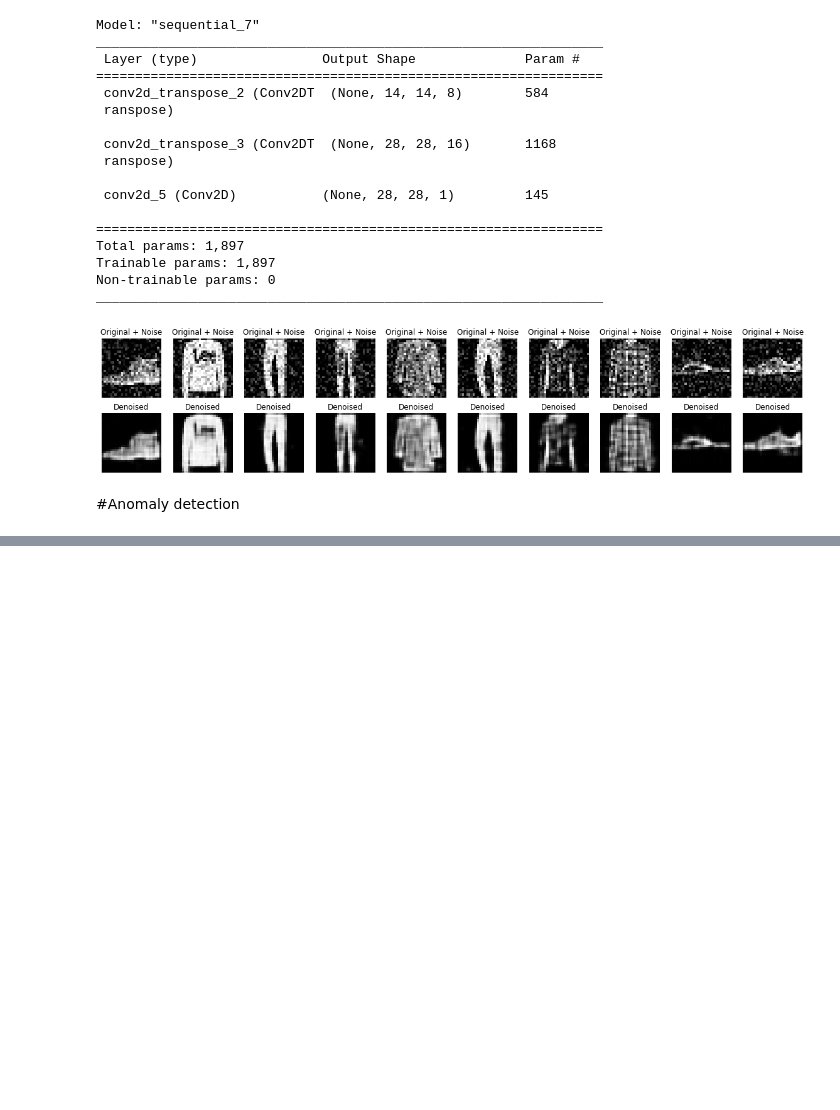
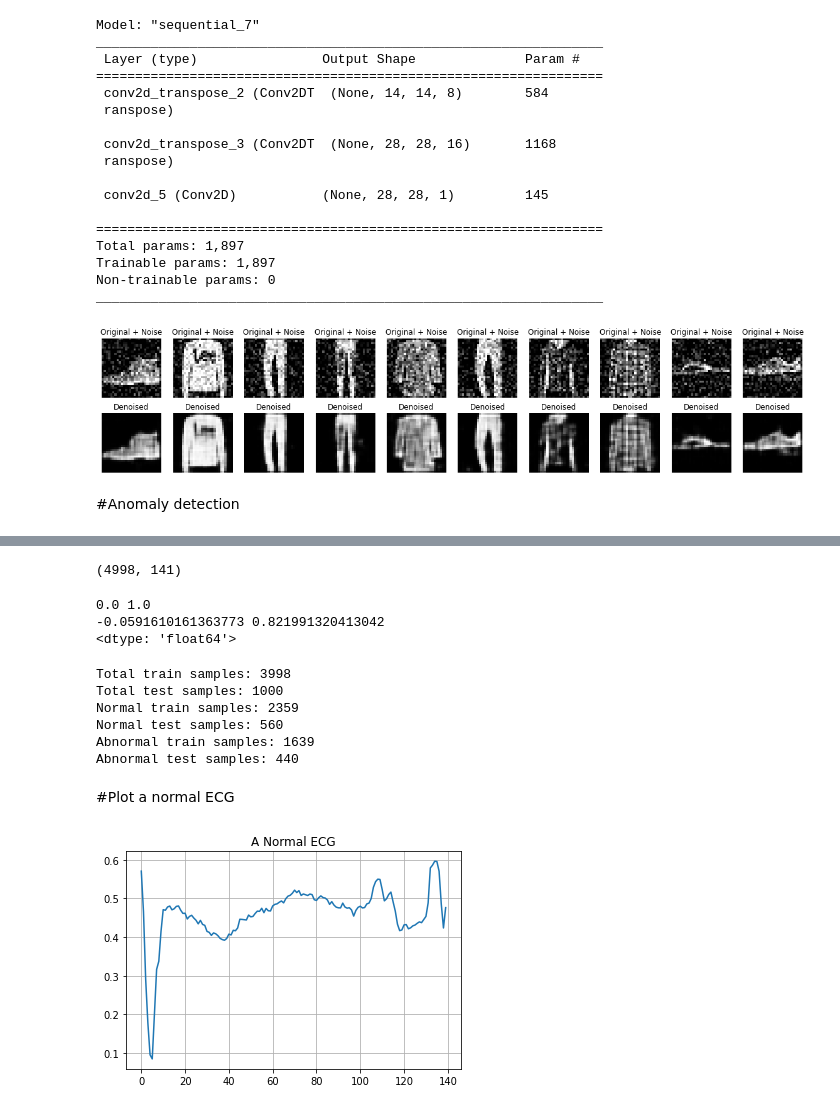
Before and after one commit to ArashDehghanyan/ml-and-vision-practices, a Jupyter notebook: autoencoder.ipynb, the cells around one changed output, grey strips where cells are left out. Drawn from its saved outputs; the diff is of its cells as text; code cells hidden in the pictures; blank space fills up the shorter version.

```diff
--- a/autoencoder.ipynb
+++ b/autoencoder.ipynb
@@ -267,0 +281,64 @@ plt.show()
+# %%
+dataframe.shape
+# %% [output]
+(4998, 141)
+# %%
+# The last element contaoins the labels
+labels = raw_data[:, -1]
+
+# The other data points are the electrocardiogram data
+data = raw_data[:, 0:-1]
+train_data, test_data, train_labels, test_labels = train_test_split(
+    data, labels, test_size=0.2, random_state=21
+)
+
+# Normalize the data to [0, 1]
+min_val = tf.reduce_min(train_data)
+max_val = tf.reduce_max(train_data)
+
+train_data = (train_data - min_val) / (max_val - min_val)
+test_data = (test_data - min_val) / (max_val - min_val)
+
+print(np.min(train_data), np.max(train_data))
+print(np.min(test_data), np.max(test_data))
+print(train_data.dtype)
+
+train_data = tf.cast(train_data, tf.float32)
+test_data = tf.cast(test_data, tf.float32)
+# %% [output]
+0.0 1.0
+-0.0591610161363773 0.821991320413042
+<dtype: 'float64'>
+# %%
+print("Total train samples:", len(train_data))
+print("Total test samples:", len(test_data))
+
+train_labels = train_labels.astype(bool)
+test_labels = test_labels.astype(bool)
+
+normal_train_data = train_data[train_labels]
+normal_test_data = test_data[test_labels]
+
+abnormal_train_data = train_data[~train_labels]
+abnormal_test_data = test_data[~test_labels]
+
+print("Normal train samples:", len(normal_train_data))
+print("Normal test samples:", len(normal_test_data))
+print("Abnormal train samples:", len(abnormal_train_data))
+print("Abnormal test samples:", len(abnormal_test_data))
+# %% [output]
+Total train samples: 3998
+Total test samples: 1000
+Normal train samples: 2359
+Normal test samples: 560
+Abnormal train samples: 1639
+Abnormal test samples: 440
+# %% [markdown]
+#Plot a normal ECG
+# %%
+plt.grid()
+plt.plot(np.arange(140), normal_train_data[0])
+plt.title("A Normal ECG")
+plt.show()
+# %% [output]
+[figure, added]
```
Also changed, not shown: parts of 14 cells of this notebook.
